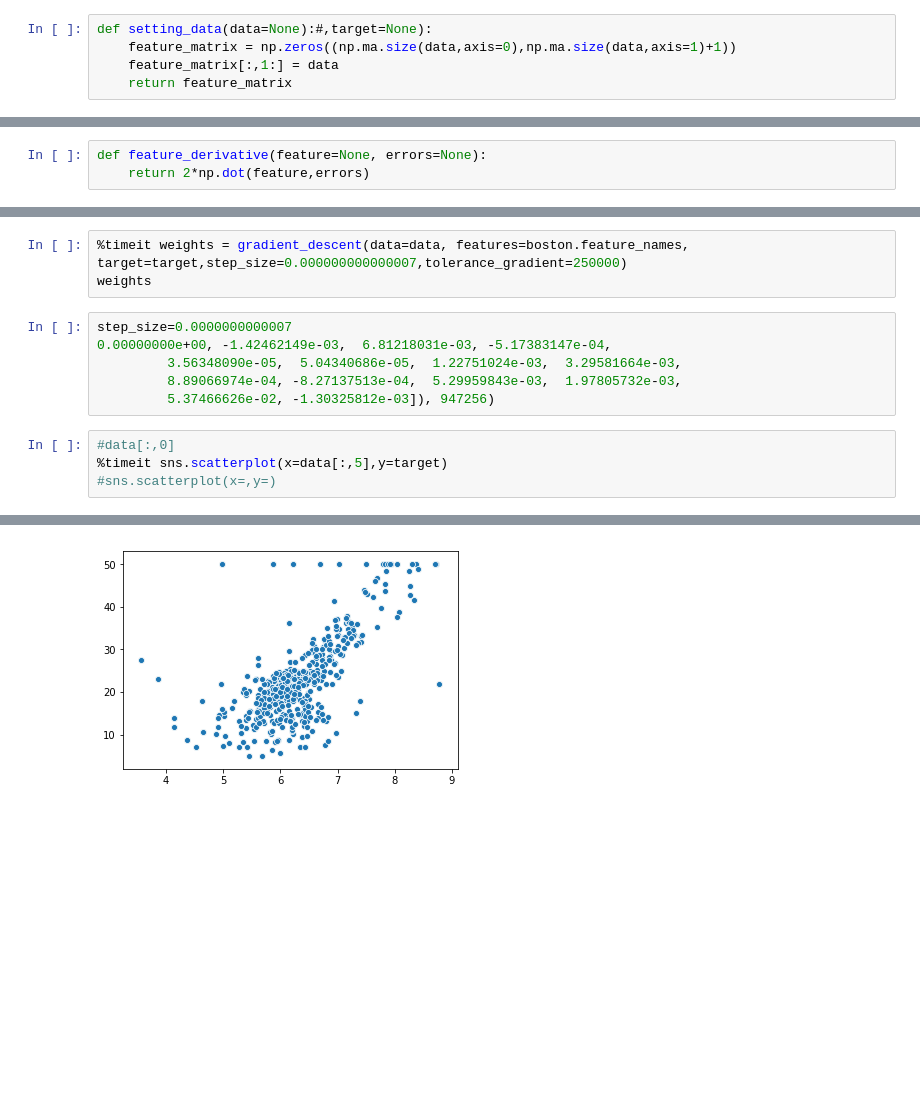
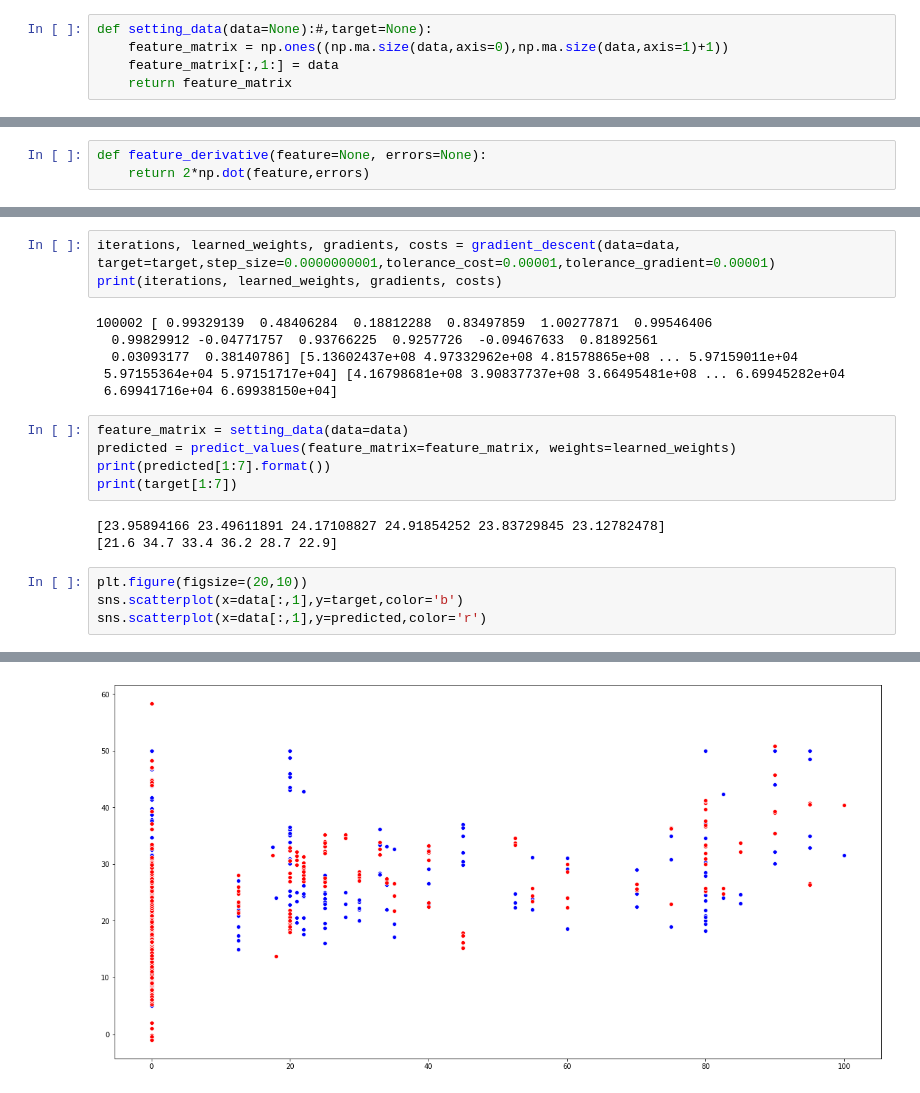
Before and after one commit to nauman-chaudhary/LinearRegression, a Jupyter notebook: MLR.ipynb, the cells around one changed output, grey strips where cells are left out. Drawn from its saved outputs; the diff is of its cells as text; blank space fills up the shorter version.

```diff
--- a/MLR.ipynb
+++ b/MLR.ipynb
@@ -13,6 +29,6 @@ target = np.array(boston.target)#.reshape((len(boston.target),1))
 # %%
 def setting_data(data=None):#,target=None):
-    feature_matrix = np.zeros((np.ma.size(data,axis=0),np.ma.size(data,axis=1)+1))
+    feature_matrix = np.ones((np.ma.size(data,axis=0),np.ma.size(data,axis=1)+1))
     feature_matrix[:,1:] = data
     return feature_matrix
 # %%
@@ -55,14 +79,22 @@ def gradient_descent(data=None, features=None ,target=None,tolerance_gradient=0.
-# %%
-%timeit weights = gradient_descent(data=data, features=boston.feature_names, target=target,step_size=0.000000000000007,tolerance_gradient=250000)
-weights
-# %%
-step_size=0.0000000000007
-0.00000000e+00, -1.42462149e-03,  6.81218031e-03, -5.17383147e-04,
-         3.56348090e-05,  5.04340686e-05,  1.22751024e-03,  3.29581664e-03,
-         8.89066974e-04, -8.27137513e-04,  5.29959843e-03,  1.97805732e-03,
-         5.37466626e-02, -1.30325812e-03]), 947256)
+# %%
+iterations, learned_weights, gradients, costs = gradient_descent(data=data, target=target,step_size=0.0000000001,tolerance_cost=0.00001,tolerance_gradient=0.00001)
+print(iterations, learned_weights, gradients, costs)
+# %% [output]
+100002 [ 0.99329139  0.48406284  0.18812288  0.83497859  1.00277871  0.99546406
+  0.99829912 -0.04771757  0.93766225  0.9257726  -0.09467633  0.81892561
+  0.03093177  0.38140786] [5.13602437e+08 4.97332962e+08 4.81578865e+08 ... 5.97159011e+04
+ 5.97155364e+04 5.97151717e+04] [4.16798681e+08 3.90837737e+08 3.66495481e+08 ... 6.69945282e+04
+ 6.69941716e+04 6.69938150e+04]
+# %%
+feature_matrix = setting_data(data=data)
+predicted = predict_values(feature_matrix=feature_matrix, weights=learned_weights)
+print(predicted[1:7].format())
+print(target[1:7])
+# %% [output]
+[23.95894166 23.49611891 24.17108827 24.91854252 23.83729845 23.12782478]
+[21.6 34.7 33.4 36.2 28.7 22.9]
 # %%
-#data[:,0]
-%timeit sns.scatterplot(x=data[:,5],y=target)
-#sns.scatterplot(x=,y=)
+plt.figure(figsize=(20,10))
+sns.scatterplot(x=data[:,1],y=target,color='b')
+sns.scatterplot(x=data[:,1],y=predicted,color='r')
 # %% [output]
@@ -70 +102 @@ step_size=0.0000000000007
-[figure, old version]
+[figure, new version]
```
Also changed, not shown: parts of 18 cells of this notebook, 2 other files.
